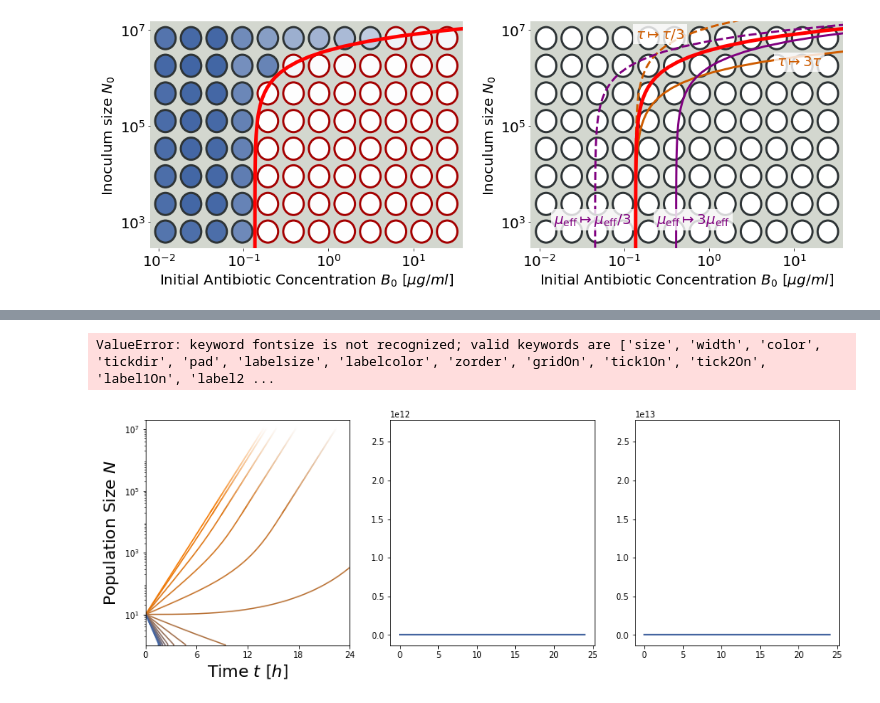
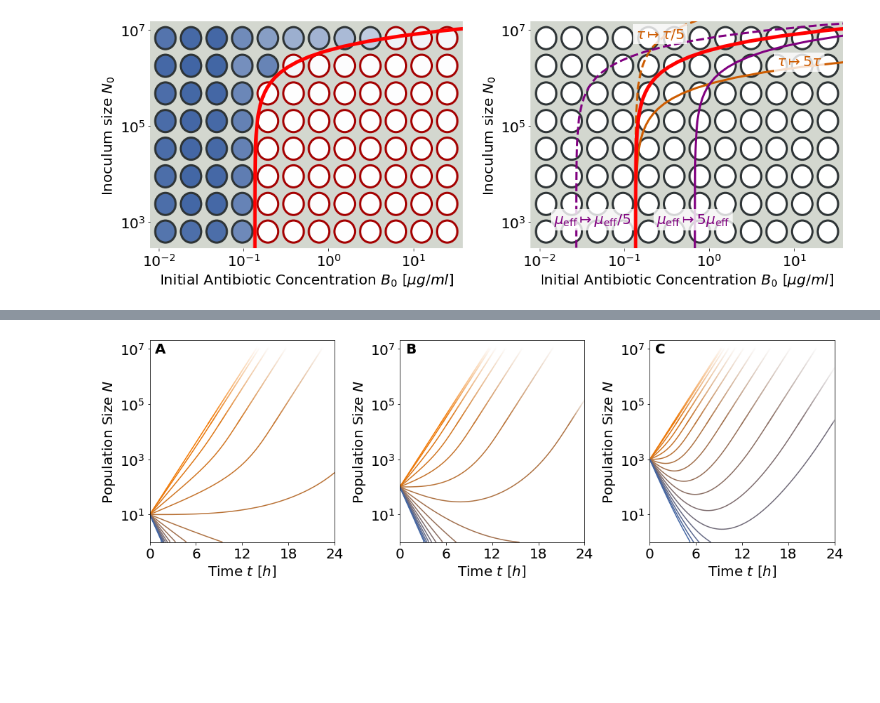
Before and after one commit to Michael000777/antibiotics, a Jupyter notebook: plots/plots for manuscript.ipynb, the cells around one changed output, grey strips where cells are left out. Cells and saved outputs as stored; diff of their text form; code cells hidden in the pictures; blank space fills up the shorter version.

Commit message:
update plots

```diff
--- a/plots/plots for manuscript.ipynb
+++ b/plots/plots for manuscript.ipynb
@@ -262,7 +288,7 @@ for x in range(platedata.shape[0]):
 nlist             = np.exp(np.linspace(np.log(1e2),np.log(2e7),num=50))
 mspcurve          = design2grid(np.array([BfuncN(nlist,1/estimates['NB_tau'],estimates['NB_sMIC']),nlist]).T, plate_size)
 
-scalefactor       = 3.
+scalefactor       = 5.
 mspcurve_tau_inc  = design2grid(np.array([BfuncN(nlist,(1./scalefactor)/estimates['NB_tau'],estimates['NB_sMIC']),nlist]).T, plate_size)
 mspcurve_tau_dec  = design2grid(np.array([BfuncN(nlist,scalefactor/estimates['NB_tau'],estimates['NB_sMIC']),nlist]).T, plate_size)
 mspcurve_smic_inc = design2grid(np.array([BfuncN(nlist,1/estimates['NB_tau'],scalefactor*estimates['NB_sMIC']),nlist]).T, plate_size)
@@ -286,7 +312,7 @@ fig.tight_layout()
 
 fig.savefig('platedata.pdf')
 # %% [output]
-[figure, old version]
+[figure, new version]
 # %%
 def adjust_ax_fig2_N(ax):
     ax.set_yscale('log')
@@ -296,7 +322,7 @@ def adjust_ax_fig2_N(ax):
     ax.set_xlim([0,24])
     ax.set_xlabel(r'Time $t$ $[h]$', fontsize = 20)
     ax.set_ylabel(r'Population Size $N$', fontsize = 20)
-    ax.tick_params(fontsize = 20)
+    ax.tick_params(labelsize = 20)
 
 def adjust_ax_fig2_B(ax):
     #ax.set_yscale('log')
@@ -306,7 +332,7 @@ def adjust_ax_fig2_B(ax):
     ax.set_xlim([0,24])
     ax.set_xlabel(r'Time $t$ $[h]$', fontsize = 20)
     ax.set_ylabel(r'Antibiotic Concentration $B$', fontsize = 20)
-    ax.tick_params(fontsize = 20)
+    ax.tick_params(labelsize = 20)
 
 
 def PlotFadingTrajectory(ax, x, y, threshold1 = 2e4, threshold2 = 1e6, color1 = [0,255,255], color2 = [255,255,255], label = None, plot_params = {}):
@@ -415,26 +441,25 @@ for abconc in np.linspace(0,3, num = 16):
 # %%
 fig,ax = plt.subplots(1,3,figsize = (15,5))
 abclist = trajectories0010.keys()
 sorted(abclist)
 
 for b0 in abclist:
     color = patch_color(float(b0)/3, color2 = [245,121,0], hexoutput=False)
     PlotFadingTrajectory(ax[0], trajectories0010[b0]['time'].values, trajectories0010[b0]['N'].values, color1 = color, threshold2 = 1e7)
     PlotFadingTrajectory(ax[1], trajectories0100[b0]['time'].values, trajectories0100[b0]['N'].values, color1 = color, threshold2 = 1e7)
     PlotFadingTrajectory(ax[2], trajectories1000[b0]['time'].values, trajectories1000[b0]['N'].values, color1 = color, threshold2 = 1e7)
 
 adjust_ax_fig2_N(ax[0])
 adjust_ax_fig2_N(ax[1])
 adjust_ax_fig2_N(ax[2])
 
-ax[0].annotate('A',[0.7,8e6],weight='bold',fontsize=15)
-ax[1].annotate('B',[0.7,8e6],weight='bold',fontsize=15)
-ax[2].annotate('C',[0.7,8e6],weight='bold',fontsize=15)
+ax[0].annotate('A',[0.7,7e6],weight='bold',fontsize=20)
+ax[1].annotate('B',[0.7,7e6],weight='bold',fontsize=20)
+ax[2].annotate('C',[0.7,7e6],weight='bold',fontsize=20)
 
 #ax[2].legend(loc='center left')
 
 fig.tight_layout()
 fig.savefig('trajectories.pdf')
 # %% [output]
-ValueError: keyword fontsize is not recognized; valid keywords are ['size', 'width', 'color', 'tickdir', 'pad', 'labelsize', 'labelcolor', 'zorder', 'gridOn', 'tick1On', 'tick2On', 'label1On', 'label2 ...
-[figure, old version]
+[figure, new version]
```
Also changed, not shown: parts of 4 cells of this notebook.
